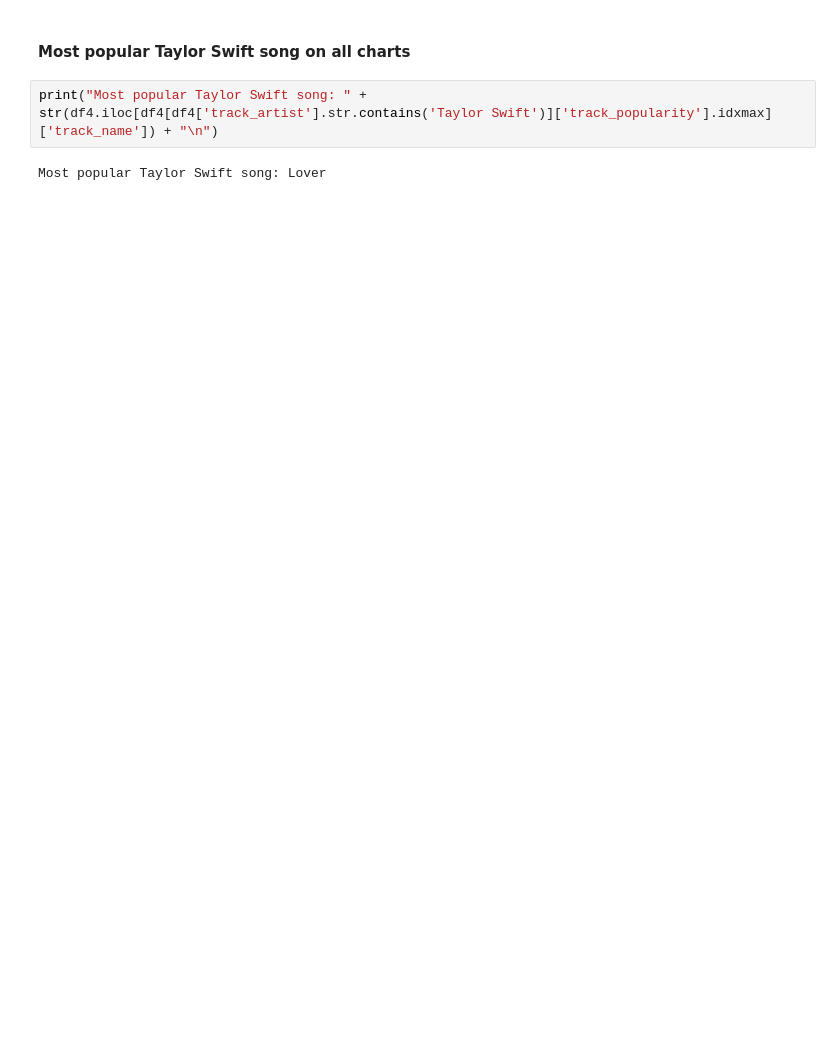
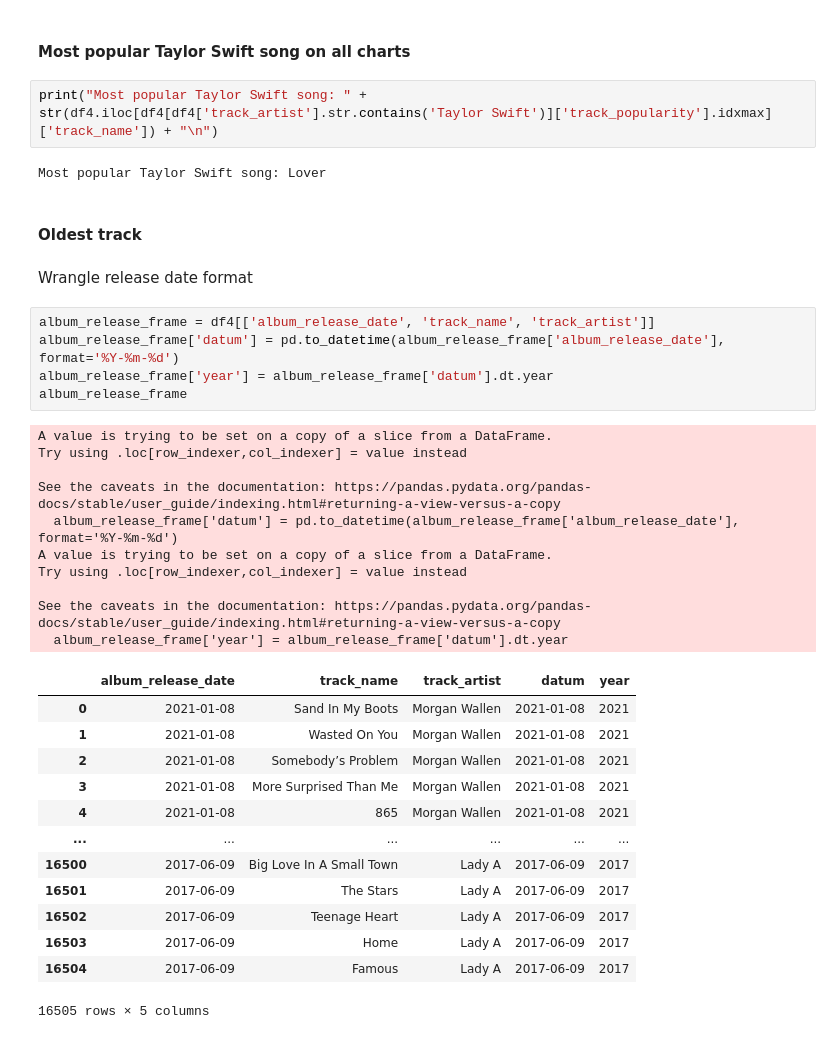
Before and after one commit to katieravenwood/Spotify-Five-Year-Analysis-Project, a Jupyter notebook: notebooks/ExploratoryAnalysis.ipynb, the cells around one changed output. Cells and saved outputs as stored; diff of their text form; blank space fills up the shorter version.

```diff
--- a/notebooks/ExploratoryAnalysis.ipynb
+++ b/notebooks/ExploratoryAnalysis.ipynb
@@ -233,3 +340,36 @@ df2.loc[df2['album_artist'] == "Queen"]
 print("Most popular Taylor Swift song: " + str(df4.iloc[df4[df4['track_artist'].str.contains('Taylor Swift')]['track_popularity'].idxmax]['track_name']) + "\n")
 # %% [output]
 Most popular Taylor Swift song: Lover
+# %% [markdown]
+#### Oldest track
+# %% [markdown]
+Wrangle release date format
+# %%
+album_release_frame = df4[['album_release_date', 'track_name', 'track_artist']]
+album_release_frame['datum'] = pd.to_datetime(album_release_frame['album_release_date'], format='%Y-%m-%d')
+album_release_frame['year'] = album_release_frame['datum'].dt.year
+album_release_frame
+# %% [output]
+A value is trying to be set on a copy of a slice from a DataFrame.
+Try using .loc[row_indexer,col_indexer] = value instead
+
+See the caveats in the documentation: https://pandas.pydata.org/pandas-docs/stable/user_guide/indexing.html#returning-a-view-versus-a-copy
+  album_release_frame['datum'] = pd.to_datetime(album_release_frame['album_release_date'], format='%Y-%m-%d')
+A value is trying to be set on a copy of a slice from a DataFrame.
+Try using .loc[row_indexer,col_indexer] = value instead
+
+See the caveats in the documentation: https://pandas.pydata.org/pandas-docs/stable/user_guide/indexing.html#returning-a-view-versus-a-copy
+  album_release_frame['year'] = album_release_frame['datum'].dt.year
+|  | album_release_date | track_name | track_artist | datum | year |
+| 0 | 2021-01-08 | Sand In My Boots | Morgan Wallen | 2021-01-08 | 2021 |
+| 1 | 2021-01-08 | Wasted On You | Morgan Wallen | 2021-01-08 | 2021 |
+| 2 | 2021-01-08 | Somebody’s Problem | Morgan Wallen | 2021-01-08 | 2021 |
+| 3 | 2021-01-08 | More Surprised Than Me | Morgan Wallen | 2021-01-08 | 2021 |
+| 4 | 2021-01-08 | 865 | Morgan Wallen | 2021-01-08 | 2021 |
+| ... | ... | ... | ... | ... | ... |
+| 16500 | 2017-06-09 | Big Love In A Small Town | Lady A | 2017-06-09 | 2017 |
+| 16501 | 2017-06-09 | The Stars | Lady A | 2017-06-09 | 2017 |
+| 16502 | 2017-06-09 | Teenage Heart | Lady A | 2017-06-09 | 2017 |
+| 16503 | 2017-06-09 | Home | Lady A | 2017-06-09 | 2017 |
+| 16504 | 2017-06-09 | Famous | Lady A | 2017-06-09 | 2017 |
+16505 rows × 5 columns
```
Also changed, not shown: parts of 26 cells of this notebook.
